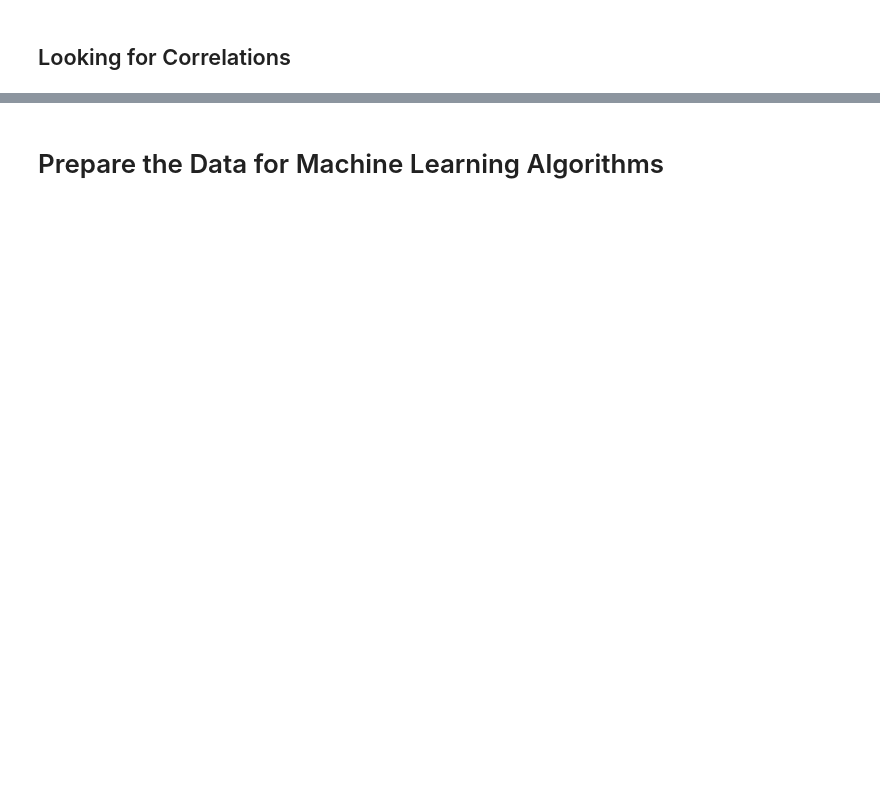
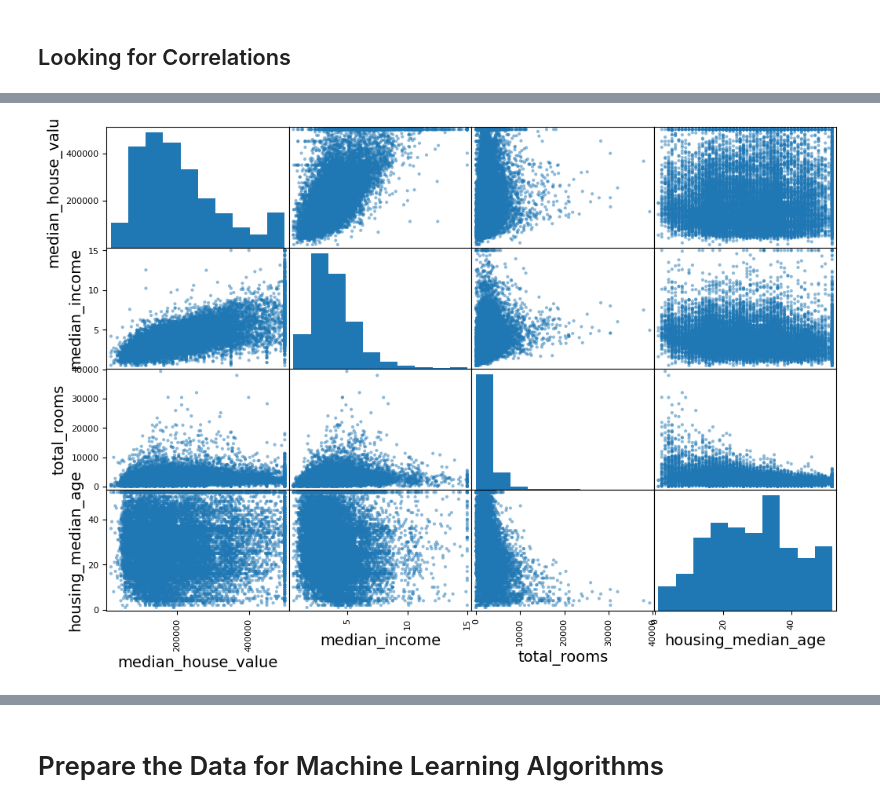
Before and after one commit to drlalithapranathi/handson-ml3, a Jupyter notebook: 02_end_to_end_machine_learning_project.ipynb, the cells around one changed output, grey strips where cells are left out. Cells and saved outputs as stored; diff of their text form; code cells hidden in the pictures; blank space fills up the shorter version.

```diff
--- a/02_end_to_end_machine_learning_project.ipynb
+++ b/02_end_to_end_machine_learning_project.ipynb
@@ -200,11 +177,12 @@ corr_matrix["median_house_value"].sort_values(ascending=False)
 # %%
 from pandas.plotting import scatter_matrix
 
 attributes = ["median_house_value", "median_income", "total_rooms",
               "housing_median_age"]
 scatter_matrix(housing[attributes], figsize=(12, 8))
-save_fig("scatter_matrix_plot")  # extra code
 plt.show()
+# %% [output]
+[figure, added]
 # %%
 housing.plot(kind="scatter", x="median_income", y="median_house_value",
              alpha=0.1, grid=True)
```
Also changed, not shown: parts of 71 cells of this notebook.
